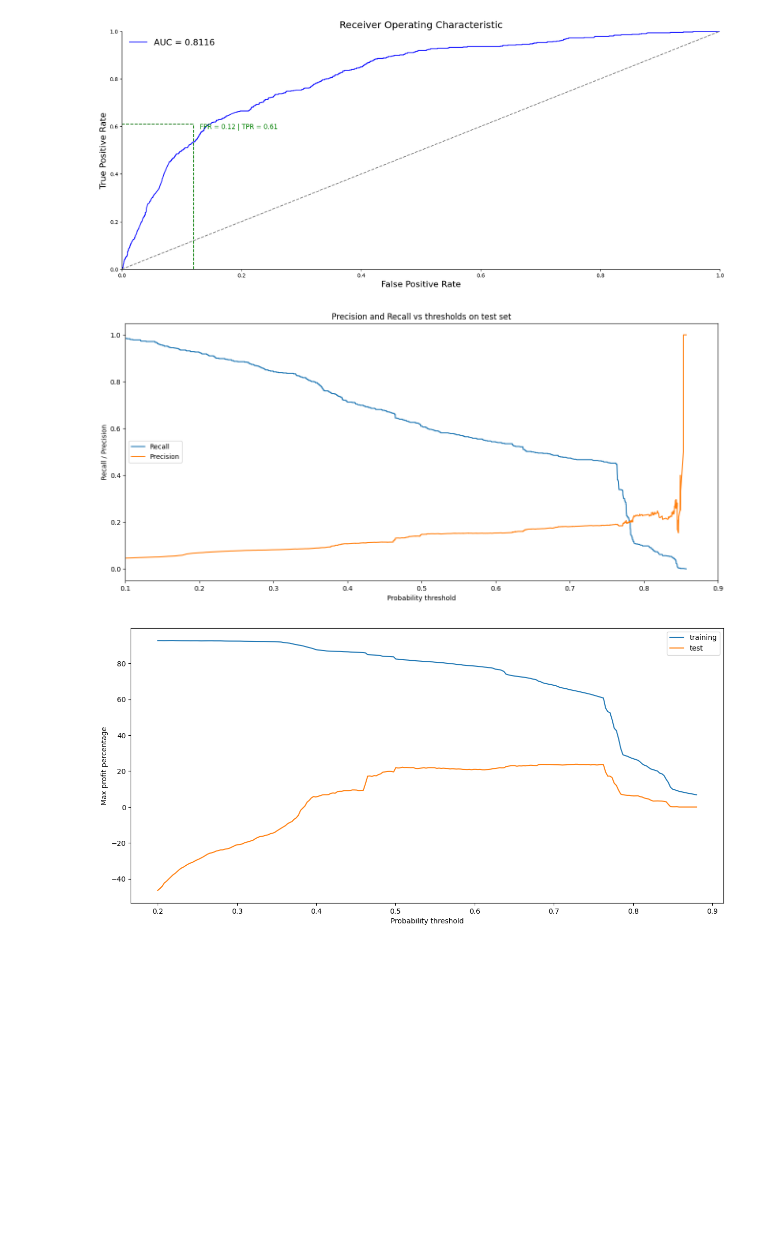
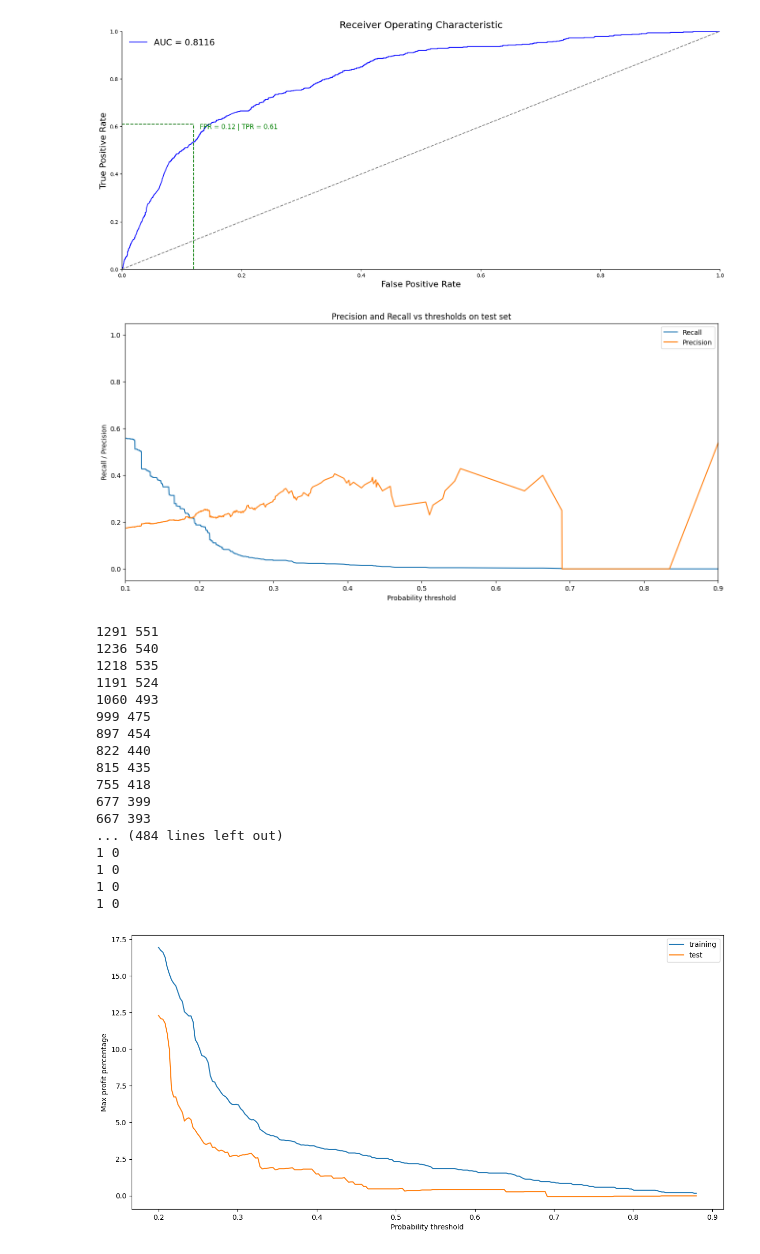
Before and after one commit to Gcardoso1/Case-Santander-Data-Master, a Jupyter notebook: Parte B - Nota.ipynb, the cells around one changed output. Cells and saved outputs as stored; diff of their text form; code cells hidden in the pictures; blank space fills up the shorter version.

```diff
--- a/Parte B - Nota.ipynb
+++ b/Parte B - Nota.ipynb
@@ -61,7 +51,7 @@ params_rf = {'class_weight':'balanced',
              'random_state': 12345}
 
 rf_optimized = RandomForestClassifier(**params_rf)
-rf_optimized.fit(X_over, y_over)
+rf_optimized.fit(X_train, y_train)
 # %% [output]
 RandomForestClassifier(class_weight='balanced', max_depth=1000,
                        max_leaf_nodes=250, min_samples_leaf=3,
@@ -74,0 +60,3 @@ auc(y_test, y_predicted)
+# %%
+gradient_booster = GradientBoostingClassifier(learning_rate=0.1)
+gradient_booster.fit(X_train, y_train)
@@ -119,6 +114,6 @@ y_pred_train = rf_optimized.predict(X_over)
 # %%
-y_pred_proba_train = rf_optimized.predict_proba(X_over)[:,1]
-y_pred = rf_optimized.predict(X_test)
-y_pred_proba = rf_optimized.predict_proba(X_test)[:,1]
+y_pred_proba_train = gradient_booster.predict_proba(X_train)[:,1]
+y_pred = gradient_booster.predict(X_test)
+y_pred_proba = gradient_booster.predict_proba(X_test)[:,1]
 # %%
 pr, recall, thr = precision_recall_curve(y_test, y_pred_proba)
@@ -134,7 +129,7 @@ _ = plt.legend()
 _ = plt.xlim([0.1,0.9])
 plt.show()
 # %% [output]
-[figure, old version]
+[figure, new version]
 # %%
 def max_profit_score(y_true, y_pred):
     """
@@ -154,16 +149,33 @@ def max_profit_score(y_true, y_pred):
     return lucro
 # %%
 thresholds = np.linspace(0.2,0.88,250)
-total_profit_percentage = [max_profit_score(y_over, (y_pred_proba_train > i)*1)/(y_over.sum()*90)*100 for i in thresholds]
+total_profit_percentage = [max_profit_score(y_train, (y_pred_proba_train > i)*1)/(y_train.sum()*90)*100 for i in thresholds]
 total_profit_percentage_test = [max_profit_score(y_test, (y_pred_proba > i)*1)/(y_test.sum()*90)*100 for i in thresholds]
 _ = plt.figure(figsize=(15,7))
 _ = plt.plot(thresholds, total_profit_percentage, label='training')
 _ = plt.plot(thresholds, total_profit_percentage_test, label='test')
 _ = plt.ylabel('Max profit percentage')
 _ = plt.xlabel('Probability threshold')
 _ = plt.legend()
 # %% [output]
+1291 551
+1236 540
+1218 535
+1191 524
+1060 493
+999 475
+897 454
+822 440
+815 435
+755 418
+677 399
+667 393
+... (484 lines left out)
+1 0
+1 0
+1 0
+1 0
-[figure, old version]
+[figure, new version]
 # %%
 
 threshold_for_max_profit = thresholds[np.argmax(total_profit_percentage)]
```
Also changed, not shown: parts of 16 cells of this notebook.
